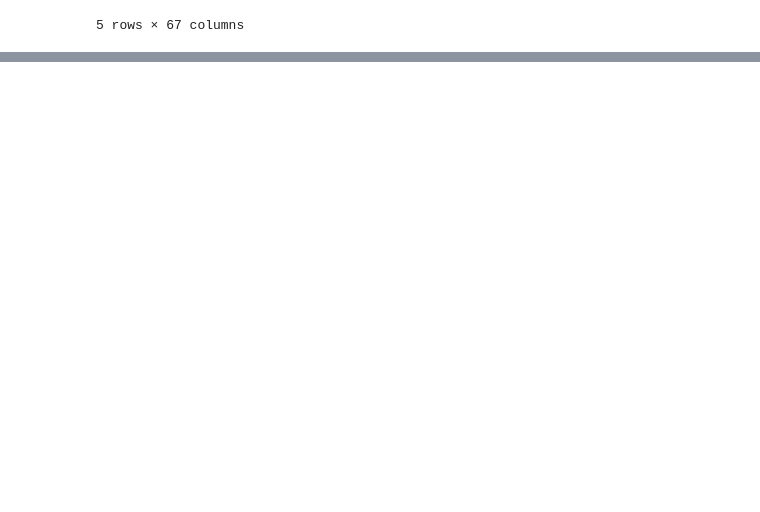
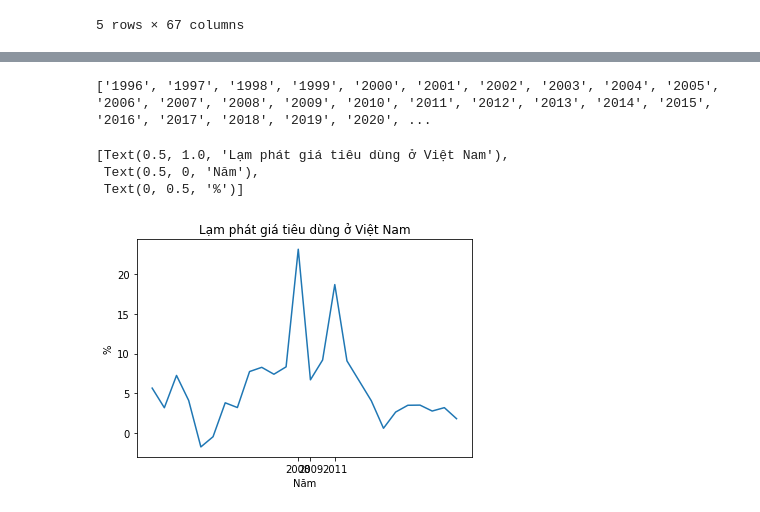
Before and after one commit to ToanLyHoa/Report-data-analysis, a Jupyter notebook: Report.ipynb, the cells around one changed output, grey strips where cells are left out. Cells and saved outputs as stored; diff of their text form; code cells hidden in the pictures; blank space fills up the shorter version.

```diff
--- a/Report.ipynb
+++ b/Report.ipynb
@@ -73,0 +79,4 @@ memory usage: 139.4+ KB
+# %%
+# loại trừ những năm không được thu thập
+consumer_prices_Vietnam = consumer_prices_Vietnam.dropna()
+consumer_prices_Vietnam
@@ -73,0 +101,4 @@ memory usage: 139.4+ KB
+# %%
+# Loại 4 dòng đầu để tiến hành vẽ biểu đồ (là những dòng không phải năm)
+data = consumer_prices_Vietnam[4:]
+data
@@ -73,0 +123,42 @@ memory usage: 139.4+ KB
+# %%
+print(list(data.index))
+# %% [output]
+['1996', '1997', '1998', '1999', '2000', '2001', '2002', '2003', '2004', '2005', '2006', '2007', '2008', '2009', '2010', '2011', '2012', '2013', '2014', '2015', '2016', '2017', '2018', '2019', '2020', ...
+# %%
+def find_max_min_local(series, threshold = 8):
+    """
+        Input:
+            series: list
+        Return:
+            list of index
+    """
+    result = []
+    for i in range(1, len(series) - 1):
+        if series[i] > series[i - 1] and series[i] > series[i + 1]:
+            temp = series[i]*2 - series[i - 1] - series[i + 1]
+            if temp > threshold:
+                result.append(i)
+        elif series[i] < series[i - 1] and series[i] < series[i + 1]:
+            temp = series[i - 1] + series[i + 1] - series[i]*2
+            if temp > threshold:
+                result.append(i)
+    return result
+# %%
+from datetime import datetime, timedelta
+from matplotlib.dates import YearLocator, DateFormatter
+import matplotlib.ticker as ticker
+fig, ax = plt.subplots()
+ax.plot(list(data.index), list(data.values))
+
+# chỉ định trục x hiện như thế nào, cụ thể ta chỉ định những năm
+# có biến động lớn như cực đại và cực tiểu
+indices = find_max_min_local(data.tolist())
+ax.set_xticks(indices)
+ax.set(title = 'Lạm phát giá tiêu dùng ở Việt Nam',
+        xlabel = 'Năm',
+        ylabel = '%')
+# %% [output]
+[Text(0.5, 1.0, 'Lạm phát giá tiêu dùng ở Việt Nam'),
+ Text(0.5, 0, 'Năm'),
+ Text(0, 0.5, '%')]
+[figure, added]
```
Also changed, not shown: parts of 4 cells of this notebook.
